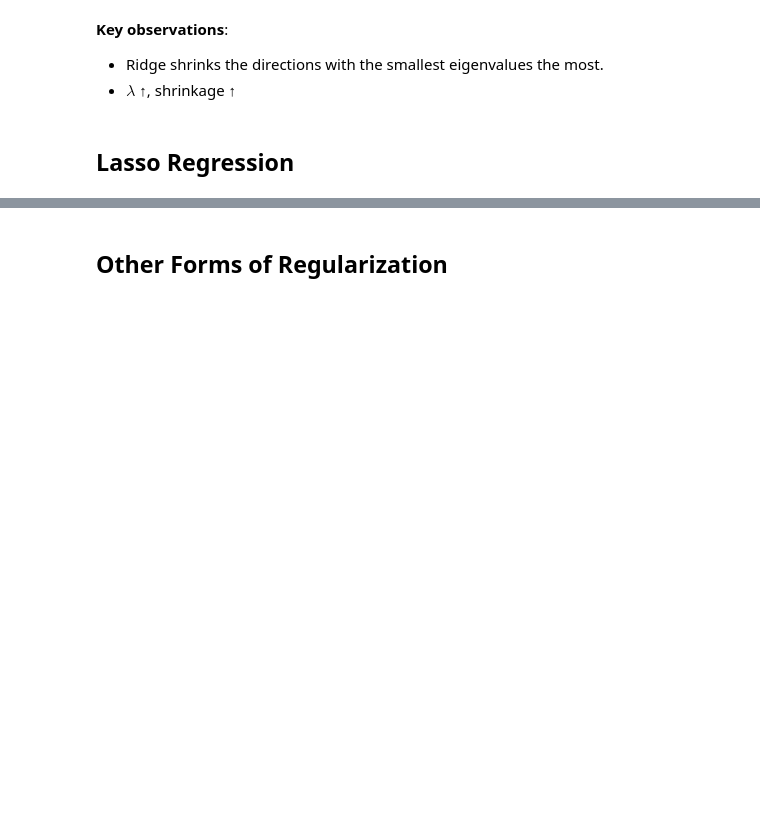
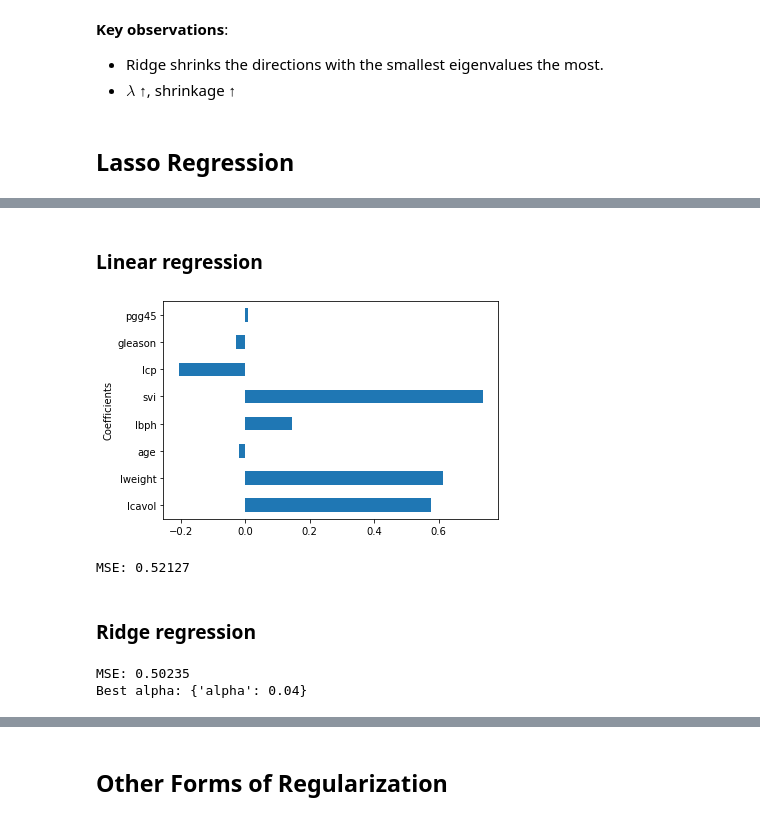
Before and after one commit to Imperial-College-Data-Science-Society/workshops, a Jupyter notebook: notebooks/workshop-7/regularization.ipynb, the cells around one changed output, grey strips where cells are left out. Saved outputs shown, nothing was run; the diff lists cells and outputs as text; code cells hidden in the pictures; blank space fills up the shorter version.

```diff
--- a/notebooks/workshop-7/regularization.ipynb
+++ b/notebooks/workshop-7/regularization.ipynb
@@ -157,0 +158,16 @@ $$
+# %%
+url = "https://web.stanford.edu/~hastie/ElemStatLearn/datasets/prostate.data"
+import pandas as pd
+data = pd.read_csv(url, delimiter="\t")
+data = data.iloc[:, 1:]
+print("Shape:", data.shape)
+data.head()
+# %%
+data_train = data.loc[data.train == "T"].drop("train", axis=1)
+data_test = data.loc[data.train != "T"].drop("train", axis=1)
+print("Train set:", data_train.shape, "Test set:", data_test.shape)
+
+trainX = data_train.drop("lpsa", axis=1)
+trainY = data_train.lpsa
+testX = data_test.drop("lpsa", axis=1)
+testY = data_test.lpsa
@@ -157,0 +233,2 @@ $$
+# %% [markdown]
+### Linear regression
@@ -157,0 +239,17 @@ $$
+# %%
+linreg = LinearRegression()
+linreg.fit(trainX, trainY)
+coeffs_df = pd.DataFrame(linreg.coef_, trainX.columns, columns=["lr"])
+coeffs_df.lr.plot(kind="barh")
+plt.ylabel("Coefficients")
+plt.show()
+# %% [output]
+[figure, added]
+# %%
+linreg_predY = linreg.predict(testX)
+linreg_loss = mean_squared_error(testY, linreg_predY)
+print('MSE: %.5f' % linreg_loss)
+# %% [output]
+MSE: 0.52127
+# %% [markdown]
+### Ridge regression
@@ -157,0 +270,10 @@ $$
+# %%
+ridge = ridge_res.best_estimator_
+ridge_predY = ridge.predict(testX)
+ridge_loss = mean_squared_error(testY, ridge_predY)
+
+print('MSE: %.5f' % ridge_loss)
+print('Best alpha: %s' % ridge_res.best_params_)
+# %% [output]
+MSE: 0.50235
+Best alpha: {'alpha': 0.04}
```
Also changed, not shown: parts of 40 cells of this notebook, 10 other files.
